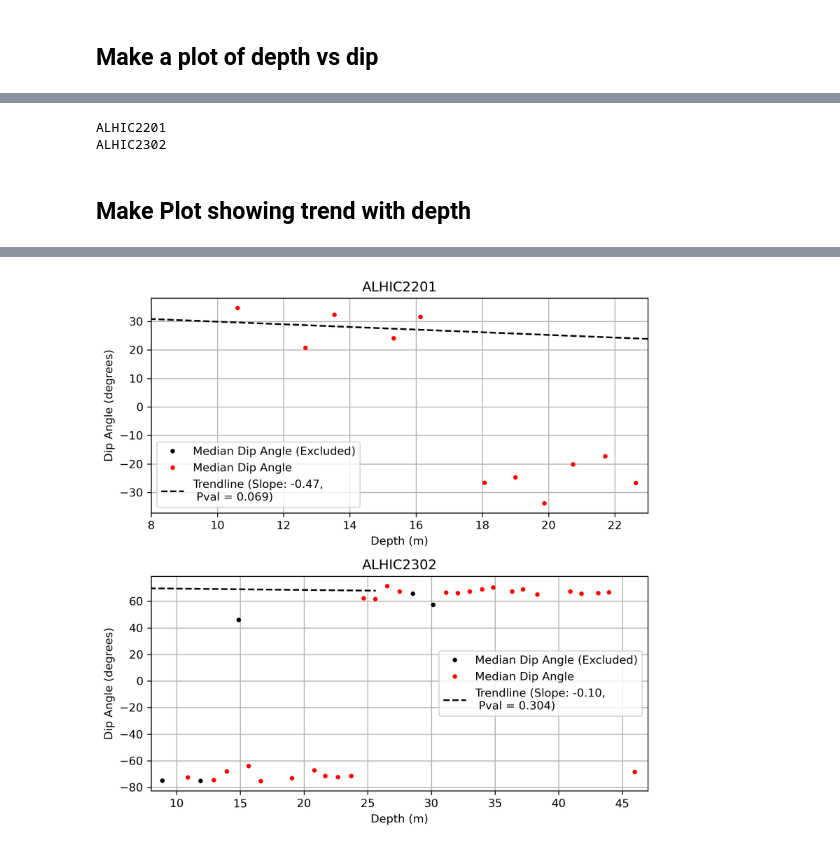
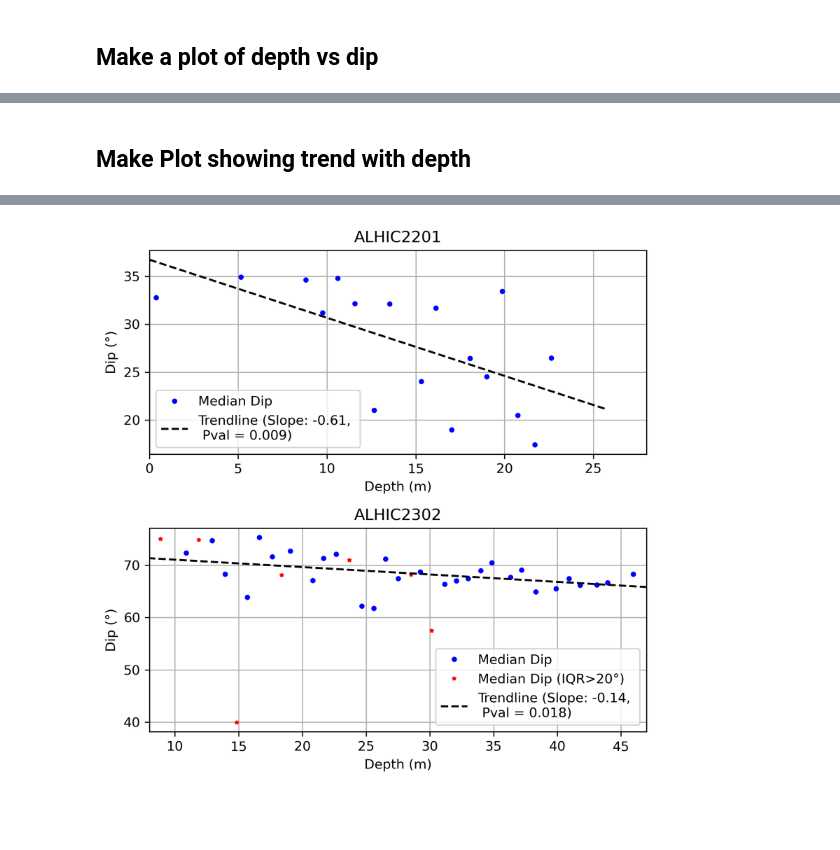
Before and after one commit to liamkirkpatrick/3d_ecm, a Jupyter notebook: scripts/layer_orientations/orientation_plots.ipynb, the cells around one changed output, grey strips where cells are left out. Saved outputs shown, nothing was run; the diff lists cells and outputs as text; code cells hidden in the pictures; blank space fills up the shorter version.

```diff
--- a/scripts/layer_orientations/orientation_plots.ipynb
+++ b/scripts/layer_orientations/orientation_plots.ipynb
@@ -22,0 +23,3 @@ from statsmodels.stats.weightstats import DescrStatsW
+# %%
+path_to_angles = '../../data/angles/'
+path_to_figures = '../../figures/paper_figures/'
@@ -23,6 +30,6 @@ from statsmodels.stats.weightstats import DescrStatsW
 # %%
-alhic2302 = pd.read_pickle('../../data/angles/alhic2302_angles.df')
-alhic2201 = pd.read_pickle('../../data/angles/alhic2201_angles.df')
+alhic2302 = pd.read_pickle(path_to_angles+'alhic2302_angles.df')
+alhic2201 = pd.read_pickle(path_to_angles+'alhic2201_angles.df')
 # %% [markdown]
 ## Calculate True Angle Orientations
 # %%
@@ -274,4 +321,0 @@ for index,row in alhic2302.iterrows():
-# %%
-for i in range(5-1):
-    for j in range(i+1,5):
-        print(i,j)
@@ -435,12 +448,14 @@ ax.legend()
 # %%
 # Save Output Dataframe with simple angle information
 
-# loop through both
+# loop through both dataframes and save them (overwriting current file)
 for df,core in zip([alhic2201,alhic2302],['ALHIC2201','ALHIC2302']):
-    print(core)
+
+    # save dataframe as pickle
+    df.to_pickle(path_to_angles+core+'_angles.df')
+
+    # save just the dip and dip direction as a csv
+    df[['section','depth','AC-dip','AC-dip-direction']].to_csv(path_to_angles+core+'_dip.csv',index=False)
-# %% [output]
-ALHIC2201
-ALHIC2302
 # %% [markdown]
 ## Make Plot showing trend with depth
 # %%
@@ -477,52 +492,63 @@ slope2201,intercept2201,p_value2201,depth2201,dip2201 = t_test_trend(alhic2201,t
 slope2302,intercept2302,p_value2302,depth2302,dip2302 = t_test_trend(alhic2302,threshold)
 
 # make figure
-fig, ax = plt.subplots(2,1,figsize=(7,7),dpi=300)
+fig, ax = plt.subplots(2,1,figsize=(6,6),dpi=300)
 for a in ax:
     a.set_xlabel('Depth (m)')
-    a.set_ylabel('Dip Angle (degrees)')
+    a.set_ylabel('Dip (°)')
     a.set_xlim(0,90)
     a.grid(True)
 ax[0].set_title('ALHIC2201')
 ax[1].set_title('ALHIC2302')
-ax[0].set_xlim(8,23)
+ax[0].set_xlim(0,28)
 ax[1].set_xlim(8,47)
 
 # plot data
 #for ax,slope,intercept,p_value,depth,dip in zip(ax,[slope2201,slope2302],[intercept2201,intercept2302],[p_value2201,p_value2302],[depth2201,depth2302],[dip2201,dip2302]):
 
-for ax,slope,intercept,p_value,df in zip(ax,[slope2201,slope2302],[intercept2201,intercept2302],[p_value2201,p_value2302],[alhic2201,alhic2302]):
+for ax,slope,intercept,p_value,df,core in zip(ax,[slope2201,slope2302],[intercept2201,intercept2302],[p_value2201,p_value2302],[alhic2201,alhic2302],['ALHIC2201','ALHIC2302']):
 
     # plot data
     label1 = True
     label2 = True
     for index,row in df.iterrows():
+
         d = row['depth']
         dip = row['dip_percentiles'][2]
-        q1 = row['dip_percentiles'][1]
-        q3 = row['dip_percentiles'][3]
-        if abs(q3-q1)<threshold:
-            if label1:
-                ax.plot(d,dip,'ro',markersize=3,label='Median Dip Angle')
-                label1 = False
+
+        # check for nan
+        if not np.isnan(dip):
+
+            q1 = row['dip_percentiles'][1]
+            q3 = row['dip_percentiles'][3]
+
+            if abs(q3-q1)<threshold:
+                #print("Including "+core+' '+row['section'])
+                if label1:
+                    ax.plot(d,abs(dip),'bo',markersize=3,label='Median Dip')
+                    label1 = False
+                else:
+                    ax.plot(d,abs(dip),'bo',markersize=3)
             else:
-                ax.plot(d,dip,'ro',markersize=3)
-        else:
-            if label2:
-                ax.plot(d,dip,'ko',markersize=3,label='Median Dip Angle (Excluded)')
-                label2 = False
-            else:
-                ax.plot(d,dip,'ko',markersize=3)
+                print("Excluding "+core+' '+row['section'])
+                print(dip)
+                if label2:
+                    ax.plot(d,abs(dip),'r*',markersize=3,label='Median Dip (IQR>20°)')
+                    label2 = False
+                else:
+                    ax.plot(d,abs(dip),'r*',markersize=3)
 
     # plot trendline
     label = f'Trendline (Slope: {slope:.2f}, \n Pval = {p_value:.3f})'
-    ax.plot([0,max(depth)+3],[intercept,intercept+slope*(max(depth)+3)],'k--', label=label)
+    ax.plot([0,max(df['depth'])+3],[intercept,intercept+slope*(max(df['depth'])+3)],'k--', label=label)
 
-    # add p-value
-    #ax.text(0.1,0.9,'p = '+str(round(p_value,3)),transform=ax.transAxes)
+    handles, labels = ax.get_legend_handles_labels()
+    order = [labels.index('Median Dip')] + [i for i in range(len(labels)) if i != labels.index('Median Dip')]
+    ax.legend([handles[idx] for idx in order], [labels[idx] for idx in order])
+plt.tight_layout()
 
-    ax.legend()
-plt.tight_layout()
+# save figure
+plt.savefig(path_to_figures+'trendline.png',dpi=300)
 # %% [output]
 Intel MKL WARNING: Support of Intel(R) Streaming SIMD Extensions 4.2 (Intel(R) SSE4.2) enabled only processors has been deprecated. Intel oneAPI Math Kernel Library 2025.0 will require Intel(R) Advanc ...
 Intel MKL WARNING: Support of Intel(R) Streaming SIMD Extensions 4.2 (Intel(R) SSE4.2) enabled only processors has been deprecated. Intel oneAPI Math Kernel Library 2025.0 will require Intel(R) Advanc ...
@@ -529 +569 @@ Intel MKL WARNING: Support of Intel(R) Streaming SIMD Extensions 4.2 (Intel(R) S
-[figure, old version]
+[figure, new version]
```
Also changed, not shown: parts of 22 cells of this notebook, 8 other files.
